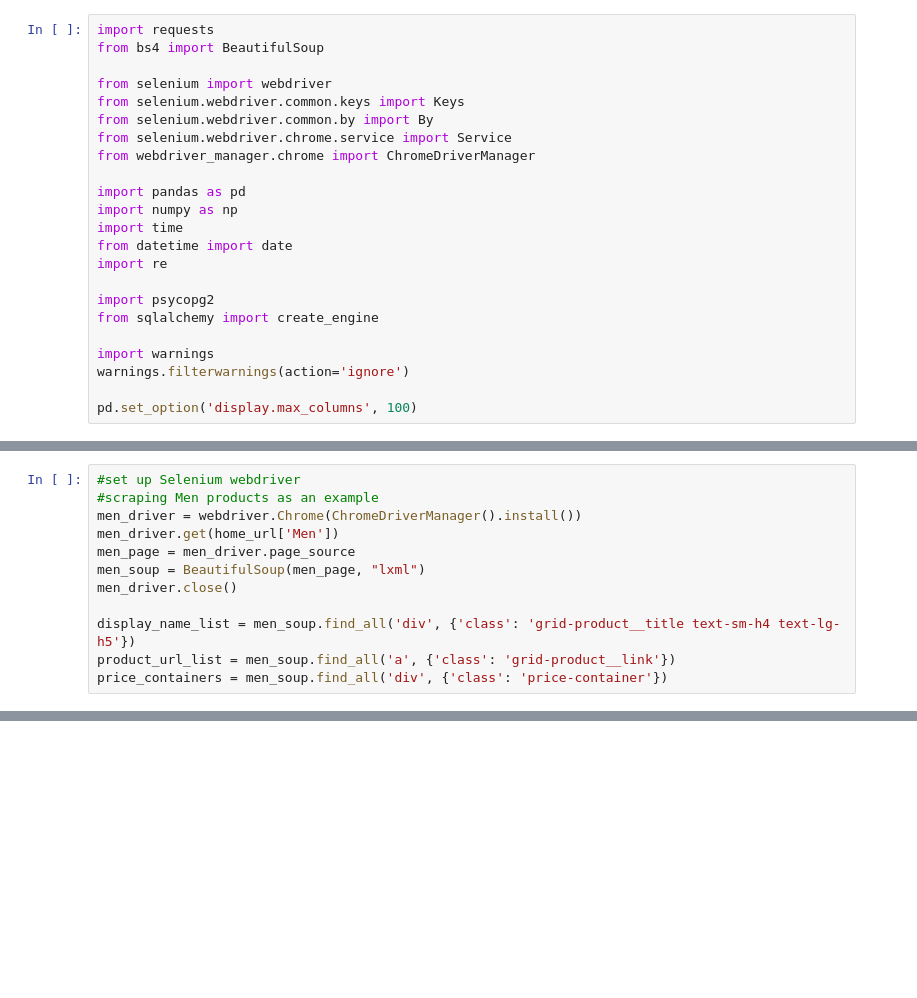
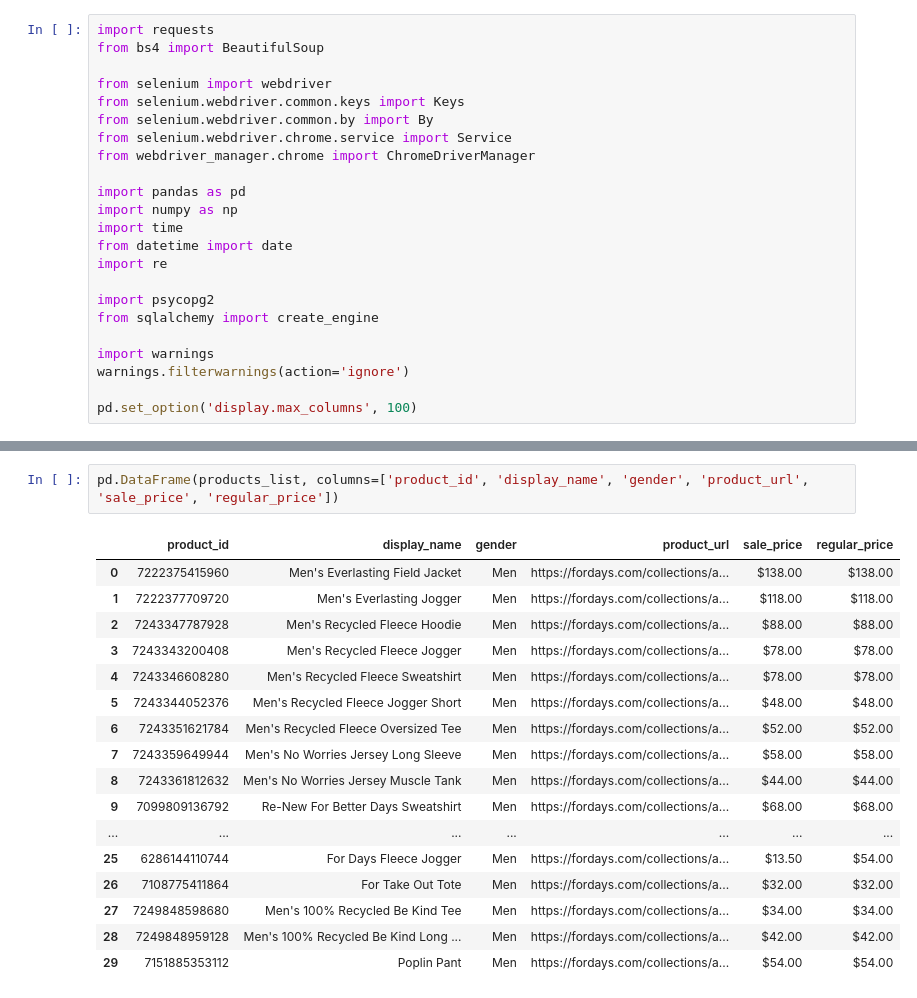
Before and after one commit to Oliver-gz/Web_Scraping_Fashion_Products, a Jupyter notebook: Web Scraping for Fashion Products Data.ipynb, the cells around one changed output, grey strips where cells are left out. Saved outputs shown, nothing was run; the diff lists cells and outputs as text; blank space fills up the shorter version.

```diff
--- a/Web Scraping for Fashion Products Data.ipynb
+++ b/Web Scraping for Fashion Products Data.ipynb
@@ -88,12 +60,0 @@ Selenium is needed here, since if there is a discount or other promotions, the a
-# %%
-#set up Selenium webdriver
-#scraping Men products as an example
-men_driver = webdriver.Chrome(ChromeDriverManager().install())
-men_driver.get(home_url['Men'])
-men_page = men_driver.page_source
-men_soup = BeautifulSoup(men_page, "lxml")
-men_driver.close()
-
-display_name_list = men_soup.find_all('div', {'class': 'grid-product__title text-sm-h4 text-lg-h5'})
-product_url_list = men_soup.find_all('a', {'class': 'grid-product__link'})
-price_containers = men_soup.find_all('div', {'class': 'price-container'})
@@ -457,0 +158,20 @@ pd.DataFrame(db_data, columns=['display_name', 'color', 'size', 'gender', 'sale_
+# %%
+pd.DataFrame(products_list, columns=['product_id', 'display_name', 'gender', 'product_url', 'sale_price', 'regular_price'])
+# %% [output]
+|  | product_id | display_name | gender | product_url | sale_price | regular_price |
+| 0 | 7222375415960 | Men's Everlasting Field Jacket | Men | https://fordays.com/collections/a... | $138.00 | $138.00 |
+| 1 | 7222377709720 | Men's Everlasting Jogger | Men | https://fordays.com/collections/a... | $118.00 | $118.00 |
+| 2 | 7243347787928 | Men's Recycled Fleece Hoodie | Men | https://fordays.com/collections/a... | $88.00 | $88.00 |
+| 3 | 7243343200408 | Men's Recycled Fleece Jogger | Men | https://fordays.com/collections/a... | $78.00 | $78.00 |
+| 4 | 7243346608280 | Men's Recycled Fleece Sweatshirt | Men | https://fordays.com/collections/a... | $78.00 | $78.00 |
+| 5 | 7243344052376 | Men's Recycled Fleece Jogger Short | Men | https://fordays.com/collections/a... | $48.00 | $48.00 |
+| 6 | 7243351621784 | Men's Recycled Fleece Oversized Tee | Men | https://fordays.com/collections/a... | $52.00 | $52.00 |
+| 7 | 7243359649944 | Men's No Worries Jersey Long Sleeve | Men | https://fordays.com/collections/a... | $58.00 | $58.00 |
+| 8 | 7243361812632 | Men's No Worries Jersey Muscle Tank | Men | https://fordays.com/collections/a... | $44.00 | $44.00 |
+| 9 | 7099809136792 | Re-New For Better Days Sweatshirt | Men | https://fordays.com/collections/a... | $68.00 | $68.00 |
+| ... | ... | ... | ... | ... | ... | ... |
+| 25 | 6286144110744 | For Days Fleece Jogger | Men | https://fordays.com/collections/a... | $13.50 | $54.00 |
+| 26 | 7108775411864 | For Take Out Tote | Men | https://fordays.com/collections/a... | $32.00 | $32.00 |
+| 27 | 7249848598680 | Men's 100% Recycled Be Kind Tee | Men | https://fordays.com/collections/a... | $34.00 | $34.00 |
+| 28 | 7249848959128 | Men's 100% Recycled Be Kind Long ... | Men | https://fordays.com/collections/a... | $42.00 | $42.00 |
+| 29 | 7151885353112 | Poplin Pant | Men | https://fordays.com/collections/a... | $54.00 | $54.00 |
```
Also changed, not shown: parts of 45 cells of this notebook.
